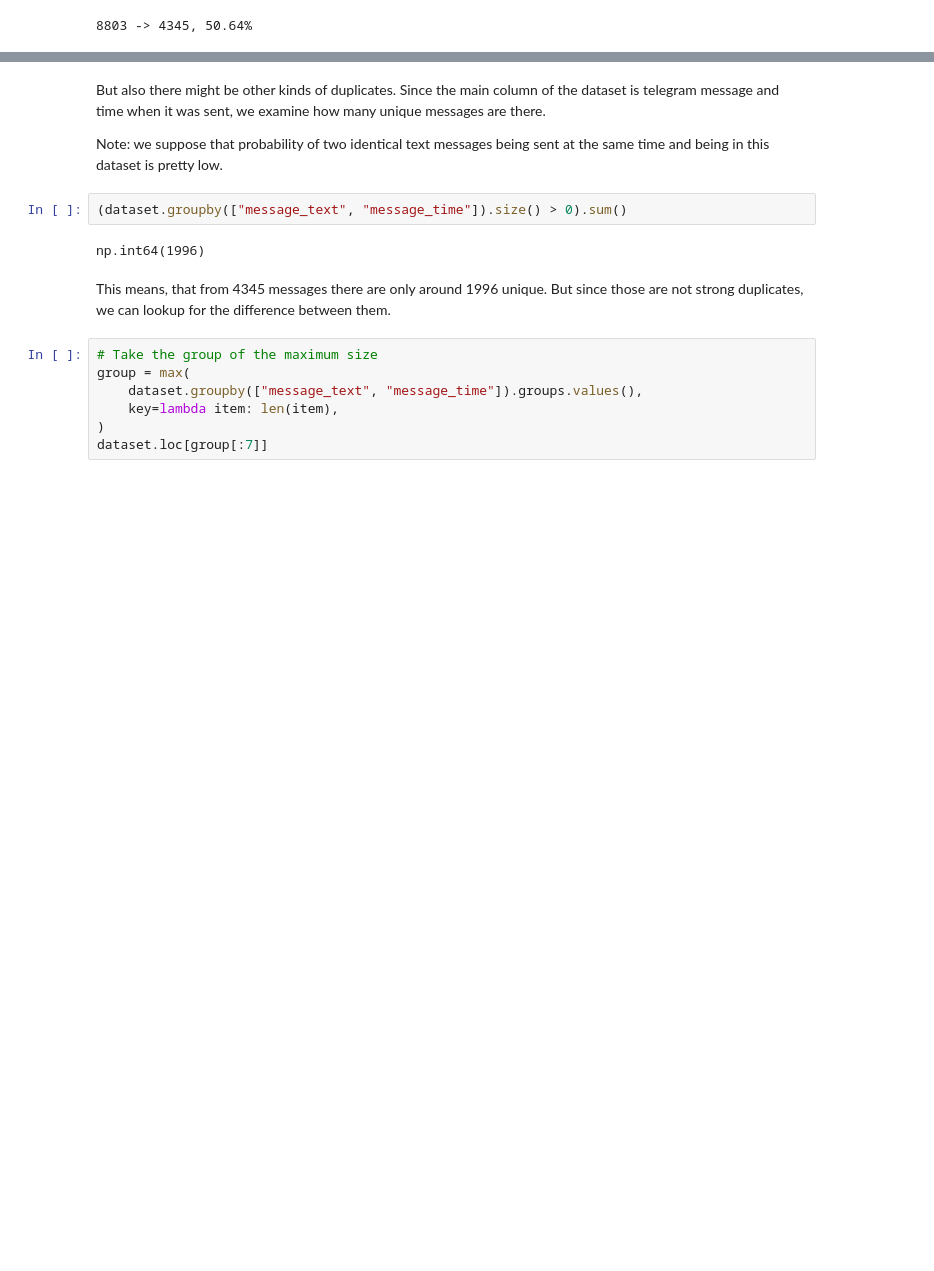
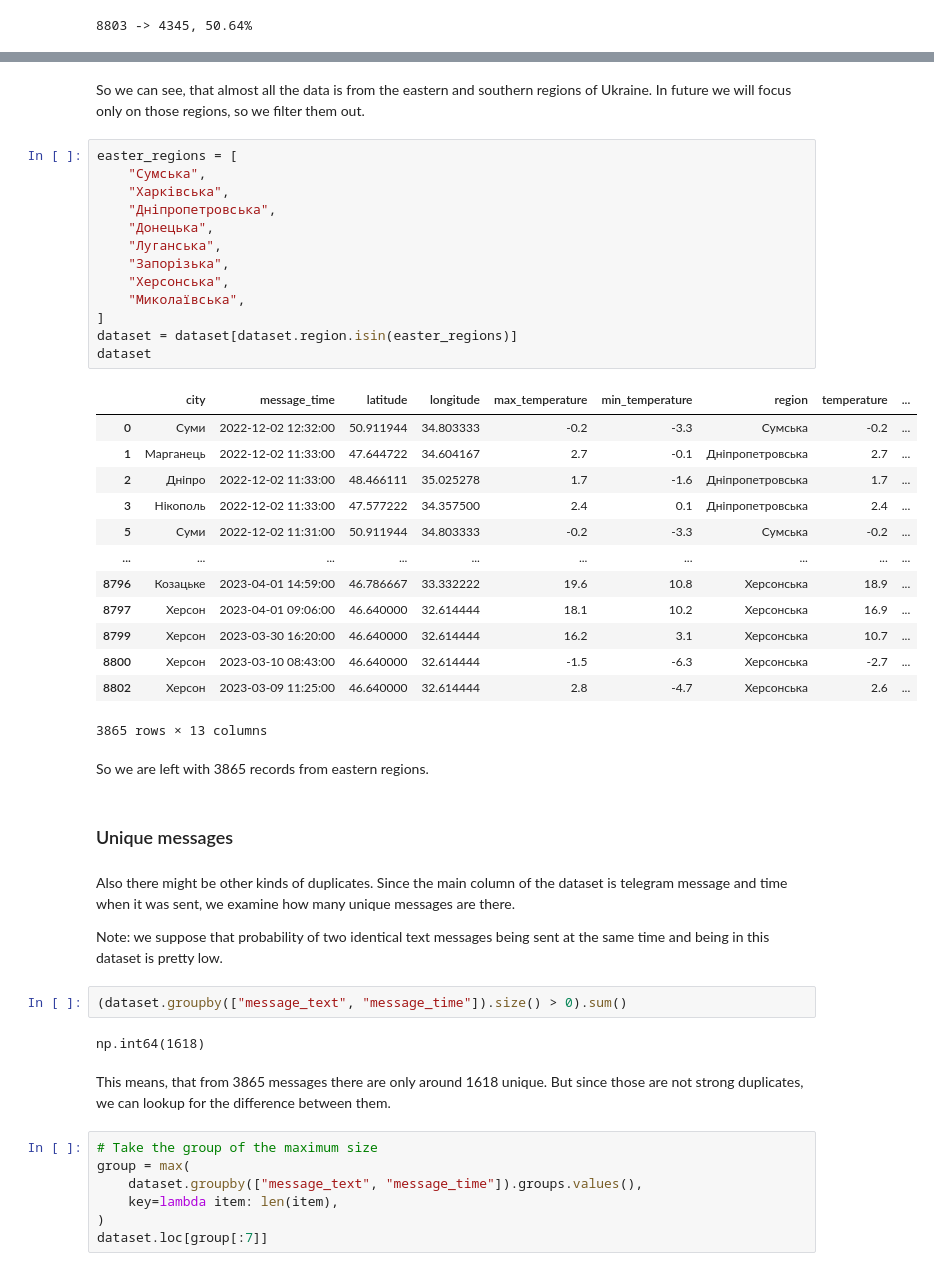
Before and after one commit to draklowell/eda-lab, a Jupyter notebook: notebook.ipynb, the cells around one changed output, grey strips where cells are left out. Cells and saved outputs as stored; diff of their text form; blank space fills up the shorter version.

Commit message:
Add regions filter

```diff
--- a/notebook.ipynb
+++ b/notebook.ipynb
@@ -187,13 +251,46 @@ We can see, that the dataset size was reduced from 8803 records to 4345 (by 50.6
+# %% [markdown]
+So we can see, that almost all the data is from the eastern and southern regions of Ukraine. In future we will focus only on those regions, so we filter them out.
+# %%
+easter_regions = [
+    "Сумська",
+    "Харківська",
+    "Дніпропетровська",
+    "Донецька",
+    "Луганська",
+    "Запорізька",
+    "Херсонська",
+    "Миколаївська",
+]
+dataset = dataset[dataset.region.isin(easter_regions)]
+dataset
+# %% [output]
+|  | city | message_time | latitude | longitude | max_temperature | min_temperature | region | temperature | ... |
+| 0 | Суми | 2022-12-02 12:32:00 | 50.911944 | 34.803333 | -0.2 | -3.3 | Сумська | -0.2 | ... |
+| 1 | Марганець | 2022-12-02 11:33:00 | 47.644722 | 34.604167 | 2.7 | -0.1 | Дніпропетровська | 2.7 | ... |
+| 2 | Дніпро | 2022-12-02 11:33:00 | 48.466111 | 35.025278 | 1.7 | -1.6 | Дніпропетровська | 1.7 | ... |
+| 3 | Нікополь | 2022-12-02 11:33:00 | 47.577222 | 34.357500 | 2.4 | 0.1 | Дніпропетровська | 2.4 | ... |
+| 5 | Суми | 2022-12-02 11:31:00 | 50.911944 | 34.803333 | -0.2 | -3.3 | Сумська | -0.2 | ... |
+| ... | ... | ... | ... | ... | ... | ... | ... | ... | ... |
+| 8796 | Козацьке | 2023-04-01 14:59:00 | 46.786667 | 33.332222 | 19.6 | 10.8 | Херсонська | 18.9 | ... |
+| 8797 | Херсон | 2023-04-01 09:06:00 | 46.640000 | 32.614444 | 18.1 | 10.2 | Херсонська | 16.9 | ... |
+| 8799 | Херсон | 2023-03-30 16:20:00 | 46.640000 | 32.614444 | 16.2 | 3.1 | Херсонська | 10.7 | ... |
+| 8800 | Херсон | 2023-03-10 08:43:00 | 46.640000 | 32.614444 | -1.5 | -6.3 | Херсонська | -2.7 | ... |
+| 8802 | Херсон | 2023-03-09 11:25:00 | 46.640000 | 32.614444 | 2.8 | -4.7 | Херсонська | 2.6 | ... |
+3865 rows × 13 columns
+# %% [markdown]
+So we are left with 3865 records from eastern regions.
+# %% [markdown]
+### Unique messages
 # %% [markdown]
-But also there might be other kinds of duplicates. Since the main column of the dataset is telegram message and time when it was sent, we examine how many unique messages are there.
+Also there might be other kinds of duplicates. Since the main column of the dataset is telegram message and time when it was sent, we examine how many unique messages are there.
 
 Note: we suppose that probability of two identical text messages being sent at the same time and being in this dataset is pretty low.
 # %%
 (dataset.groupby(["message_text", "message_time"]).size() > 0).sum()
 # %% [output]
-np.int64(1996)
+np.int64(1618)
 # %% [markdown]
-This means, that from 4345 messages there are only around 1996 unique. But since those are not strong duplicates, we can lookup for the difference between them.
+This means, that from 3865 messages there are only around 1618 unique. But since those are not strong duplicates, we can lookup for the difference between them.
 # %%
 # Take the group of the maximum size
 group = max(
```
Also changed, not shown: parts of 13 cells of this notebook.
